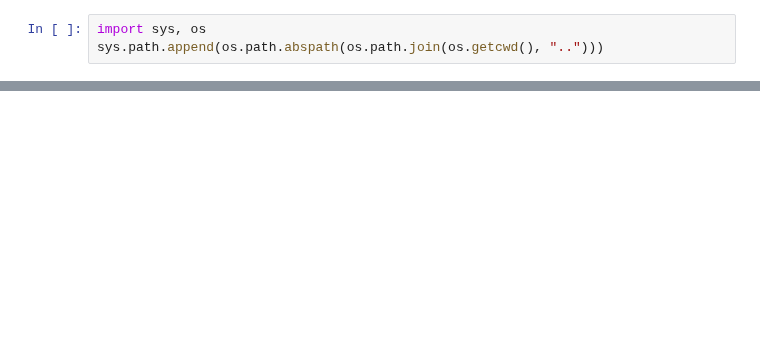
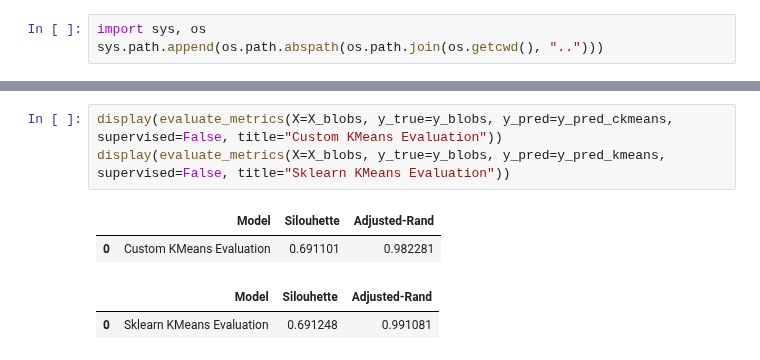
Before and after one commit to EyadMostafa/ml-from-scratch, a Jupyter notebook: notebooks/kmeans.ipynb, the cells around one changed output, grey strips where cells are left out. Drawn from its saved outputs; the diff is of its cells as text; blank space fills up the shorter version.

```diff
--- a/notebooks/kmeans.ipynb
+++ b/notebooks/kmeans.ipynb
@@ -60,0 +47,8 @@ array([3, 3, 0, 1, 3, 1, 2, 1, 0, 2, 0, 2, 0, 0, 3, 0, 3, 2, 0, 0, 2, 0,
+# %%
+display(evaluate_metrics(X=X_blobs, y_true=y_blobs, y_pred=y_pred_ckmeans, supervised=False, title="Custom KMeans Evaluation"))
+display(evaluate_metrics(X=X_blobs, y_true=y_blobs, y_pred=y_pred_kmeans, supervised=False, title="Sklearn KMeans Evaluation"))
+# %% [output]
+|  | Model | Silouhette | Adjusted-Rand |
+| 0 | Custom KMeans Evaluation | 0.691101 | 0.982281 |
+|  | Model | Silouhette | Adjusted-Rand |
+| 0 | Sklearn KMeans Evaluation | 0.691248 | 0.991081 |
```
Also changed, not shown: parts of 20 cells of this notebook, 3 other files.
